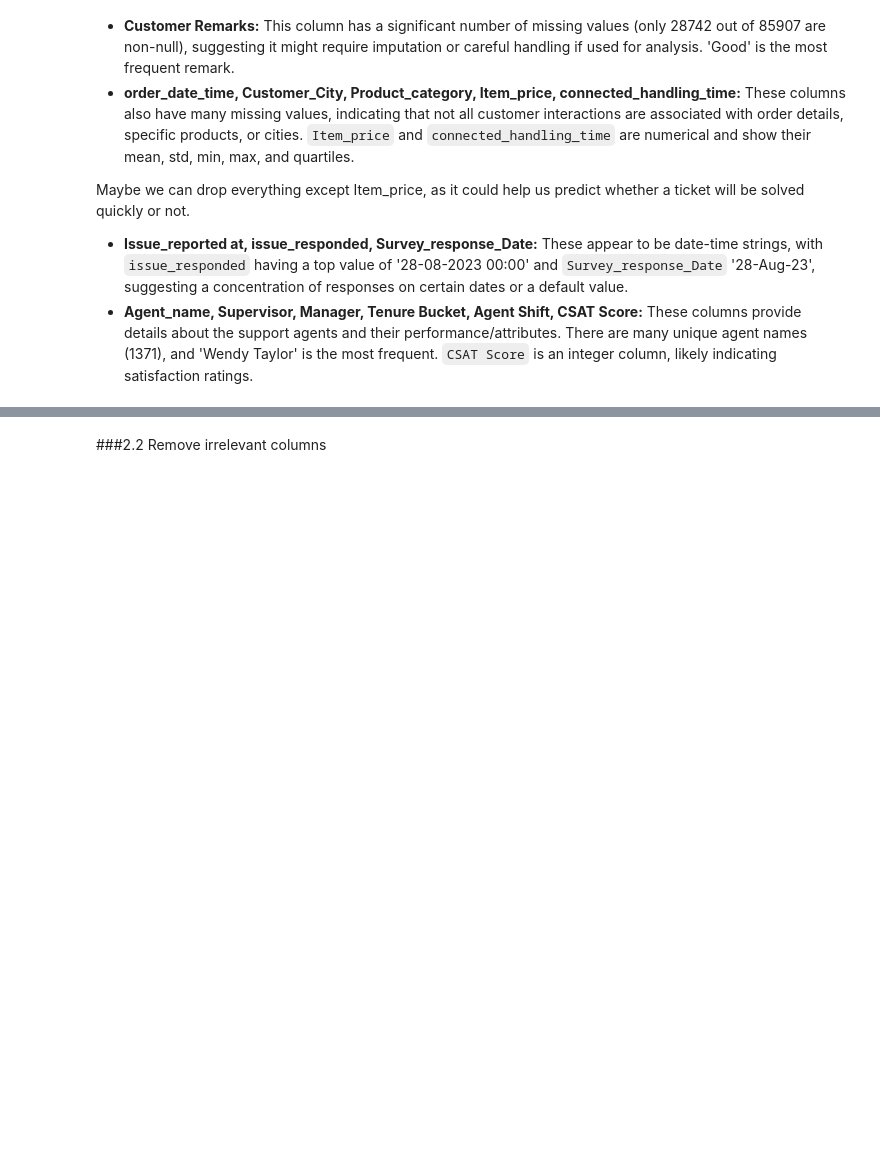
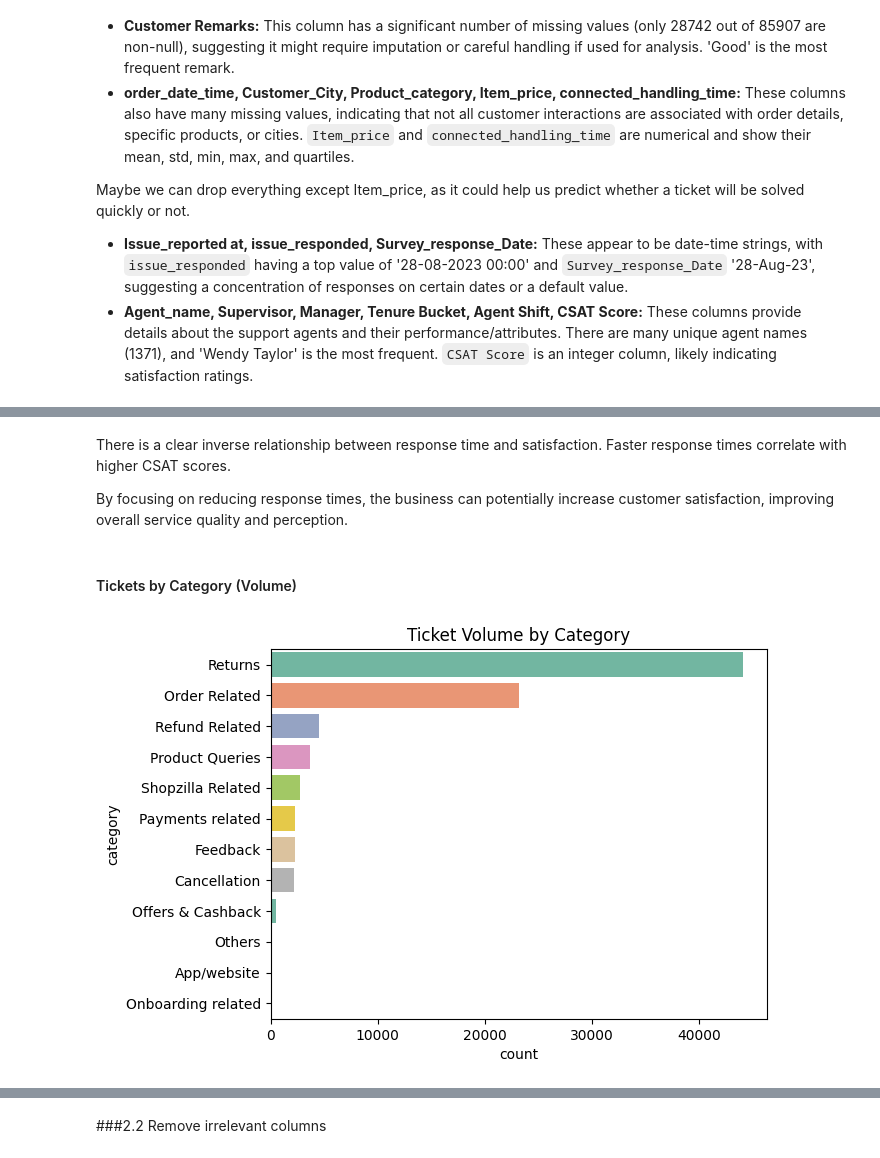
Before and after one commit to MInesGomes/AI-Project2026, a Jupyter notebook: InesGomes_AI_BusinessProject.ipynb, the cells around one changed output, grey strips where cells are left out. Saved outputs shown, nothing was run; the diff lists cells and outputs as text; code cells hidden in the pictures; blank space fills up the shorter version.

```diff
--- a/InesGomes_AI_BusinessProject.ipynb
+++ b/InesGomes_AI_BusinessProject.ipynb
@@ -185,0 +150,17 @@ Columns: ['Unique id', 'channel_name', 'category', 'Sub-category', 'Customer Rem
+# %% [markdown]
+There is a clear inverse relationship between response time and satisfaction. Faster response times correlate with higher CSAT scores.
+
+By focusing on reducing response times, the business can potentially increase customer satisfaction, improving overall service quality and perception.
+# %% [markdown]
+#### Tickets by Category (Volume)
+# %%
+# Visualize ticket volume by category using a count plot
+sns.countplot(data=df, y="category", order=df['category'].value_counts().index, palette=palette)
+
+# Add title to the plot
+plt.title("Ticket Volume by Category")
+
+# Display the plot
+plt.show()
+# %% [output]
+[figure, added]
```
Also changed, not shown: parts of 47 cells of this notebook.
